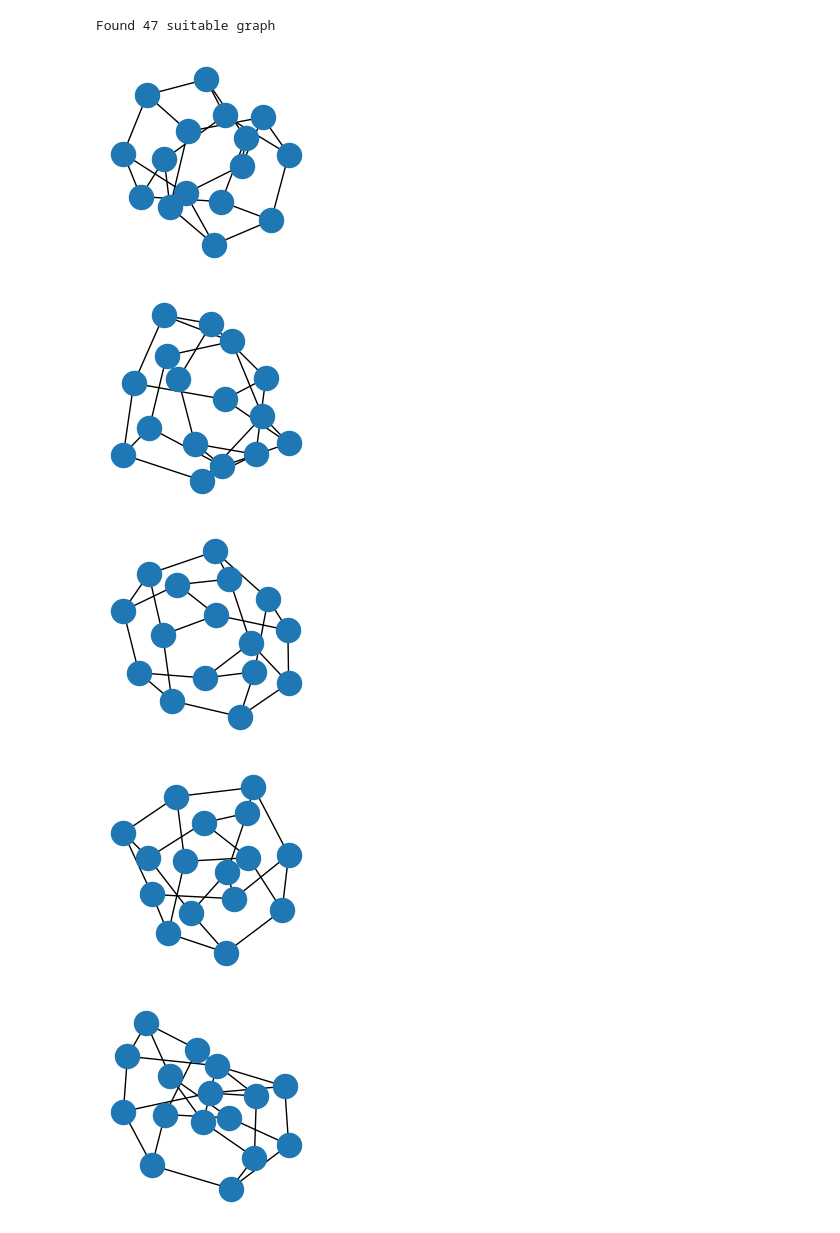
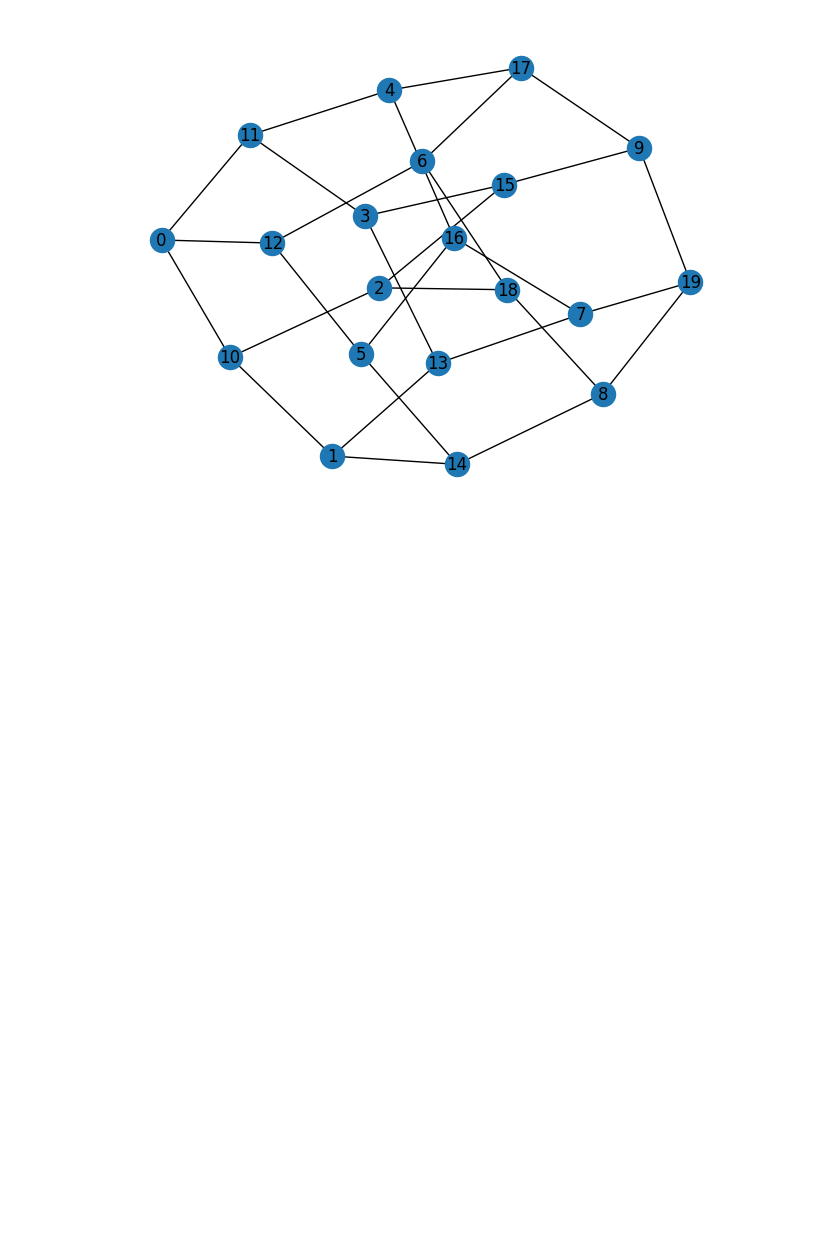
Before and after one commit to boldar99/FT-circuit-synthesis-ZX, a Jupyter notebook: testing_graphs.ipynb, the cells around one changed output. Saved outputs shown, nothing was run; the diff lists cells and outputs as text; code cells hidden in the pictures; blank space fills up the shorter version.

```diff
--- a/testing_graphs.ipynb
+++ b/testing_graphs.ipynb
@@ -4,7 +4,7 @@ import networkx as nx
 import matplotlib.pyplot as plt
 from generate_cubic_graphs import generate_cubic_graphs_with_geng
 
-n = 8
+n = 10
 try:
     def simple_progress(g, i):
         if i % 100 == 0:
@@ -29,19 +23,25 @@ Generated 5 graphs.
 # %%
 from find_cubic_local_mincut import *
 import matplotlib.pyplot as plt
 
-Gs = all_cubic_graph_with_local_cuts(N=16, T=4)
-if Gs:
-    print(f"Found {len(Gs)} suitable graph")
-    for i, G in enumerate(Gs, 1):
-        plt.figure(i, figsize=(2, 2))
-        nx.draw(G)
+N, T = 20, 5
+
+# Gs = all_cubic_graph_with_local_cuts(N=18, T=5)
+# G = find_cubic_graph_with_local_cuts(N=20, T=5)
+# Gs = generate_cubic_graphs_with_geng(10)
+# for G in generate_cubic_graphs_with_geng(N):
+if G := find_cubic_graph_with_local_cuts(N, T):
+    nx.draw(G, with_labels=True)
+    # print(f"Found {len(Gs)} suitable graph")
+    # for i, G in enumerate(Gs[:10], 1):
+    #     plt.figure(i, figsize=(4,4))
+    #     nx.draw(G, with_labels=True)
+        # subG = find_small_nonlocal_cut(G, 4)
+        # if subG is not None:
+        #     plt.figure(2 * i + 1, figsize=(2,2))
+        #     nx.draw(subG, with_labels=True)
+
 else:
     print("No graph found")
 # %% [output]
-Found 47 suitable graph
-[figure, old version]
+[figure, new version]
-[figure, removed]
-[figure, removed]
-[figure, removed]
-[figure, removed]
```
Also changed, not shown: parts of 5 cells of this notebook, 3 other files.
